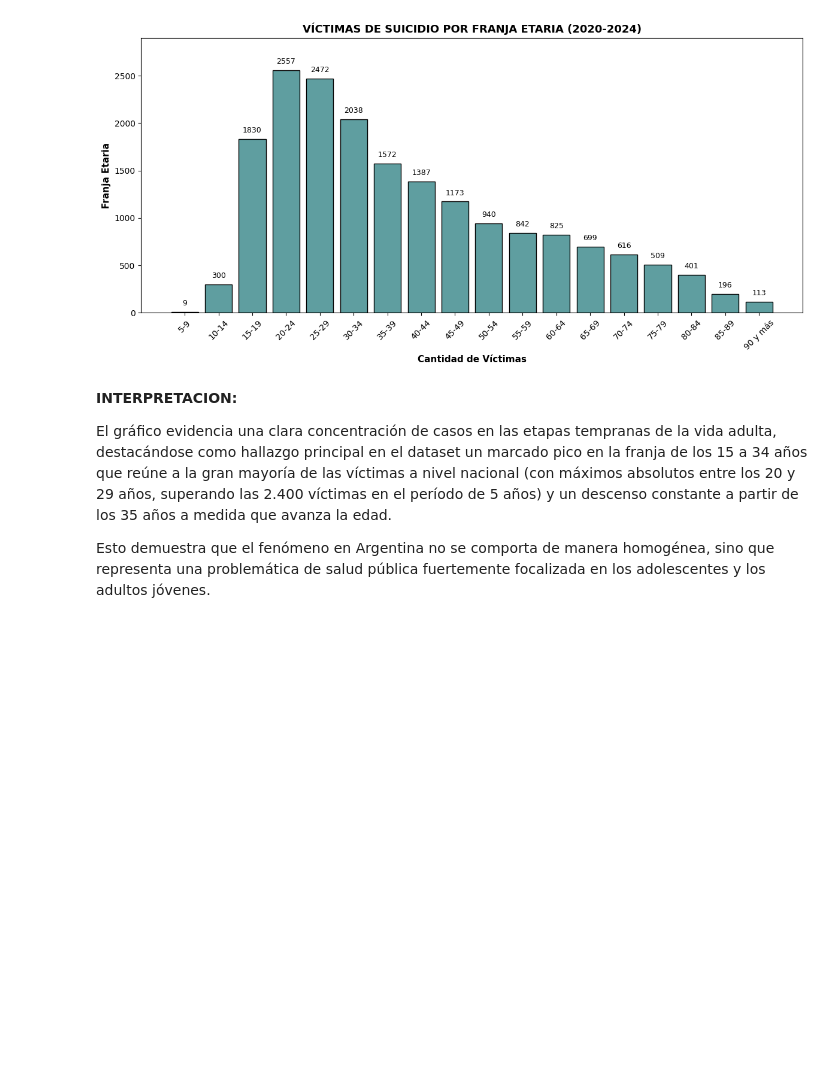
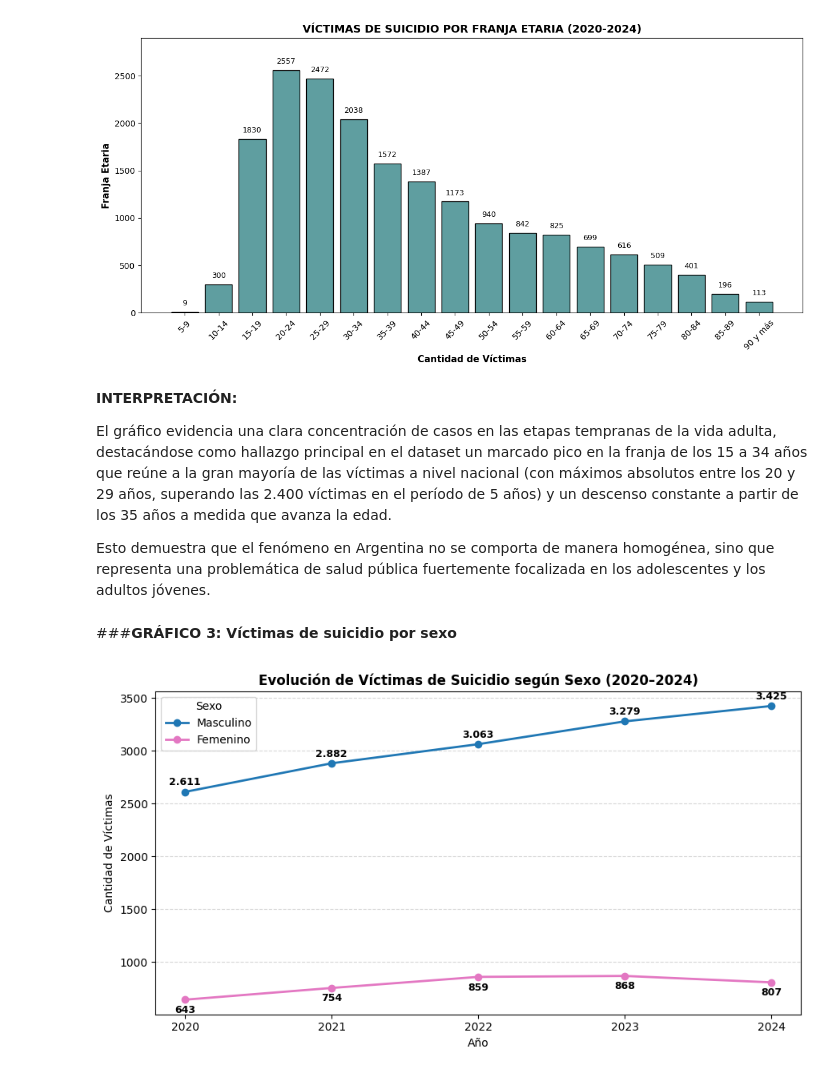
Before and after one commit to fce-laboratoriotp/tp-labo, a Jupyter notebook: notebook_prueba.ipynb, the cells around one changed output. Saved outputs shown, nothing was run; the diff lists cells and outputs as text; code cells hidden in the pictures; blank space fills up the shorter version.

Commit message:
Realicé el tercer gráfico sobre "Evolución de víctimas de suicidio según sexo".

```diff
--- a/notebook_prueba.ipynb
+++ b/notebook_prueba.ipynb
@@ -644,8 +644,82 @@ plt.show()
 # %% [output]
 [figure]
 # %% [markdown]
-**INTERPRETACION:**
+**INTERPRETACIÓN:**
 
 El gráfico evidencia una clara concentración de casos en las etapas tempranas de la vida adulta, destacándose como hallazgo principal en el dataset un marcado pico en la franja de los 15 a 34 años que reúne a la gran mayoría de las víctimas a nivel nacional (con máximos absolutos entre los 20 y 29 años, superando las 2.400 víctimas en el período de 5 años) y un descenso constante a partir de los 35 años a medida que avanza la edad.
 
 Esto demuestra que el fenómeno en Argentina no se comporta de manera homogénea, sino que representa una problemática de salud pública fuertemente focalizada en los adolescentes y los adultos jóvenes.
+# %% [markdown]
+###**GRÁFICO 3: Víctimas de suicidio por sexo**
+# %%
+#1. Agrupamos datos por año y sexo
+df_sexo_piv = (
+    df_master.groupby(["anio", "suicida_sexo"], observed=False)
+    .size()
+    .unstack(fill_value=0)
+)
+
+#2. Configuramos el gráfico de líneas superpuestas
+plt.figure(figsize=(9, 5))
+
+# Línea Masculino
+plt.plot(
+    df_sexo_piv.index,
+    df_sexo_piv["Masculino"],
+    marker="o",
+    color="#1f77b4",
+    linewidth=2,
+    label="Masculino",
+)
+
+# Línea Femenino
+plt.plot(
+    df_sexo_piv.index,
+    df_sexo_piv["Femenino"],
+    marker="o",
+    color="#e377c2",
+    linewidth=2,
+    label="Femenino",
+)
+
+#3. Ponemos las etiquetas numéricas sobre cada punto
+for anio in df_sexo_piv.index:
+    # Masculino
+    v = df_sexo_piv.loc[anio, "Masculino"]
+    plt.annotate(
+        f"{v:,}".replace(",", "."),
+        (anio, v),
+        textcoords="offset points",
+        xytext=(0, 6),
+        ha="center",
+        fontsize=9,
+        fontweight="bold",
+    )
+    # Femenino
+    m = df_sexo_piv.loc[anio, "Femenino"]
+    plt.annotate(
+        f"{m:,}".replace(",", "."),
+        (anio, m),
+        textcoords="offset points",
+        xytext=(0, -12),
+        ha="center",
+        fontsize=9,
+        fontweight="bold",
+    )
+
+#4. Formato final
+plt.title(
+    "Evolución de Víctimas de Suicidio según Sexo (2020–2024)",
+    fontsize=12,
+    fontweight="bold",
+)
+plt.xlabel("Año")
+plt.ylabel("Cantidad de Víctimas")
+plt.xticks(df_sexo_piv.index)
+plt.legend(title="Sexo")
+plt.grid(axis="y", linestyle="--", alpha=0.5)
+plt.tight_layout()
+
+plt.show()
+# %% [output]
+[figure, added]
```
Also changed, not shown: parts of 4 cells of this notebook.
